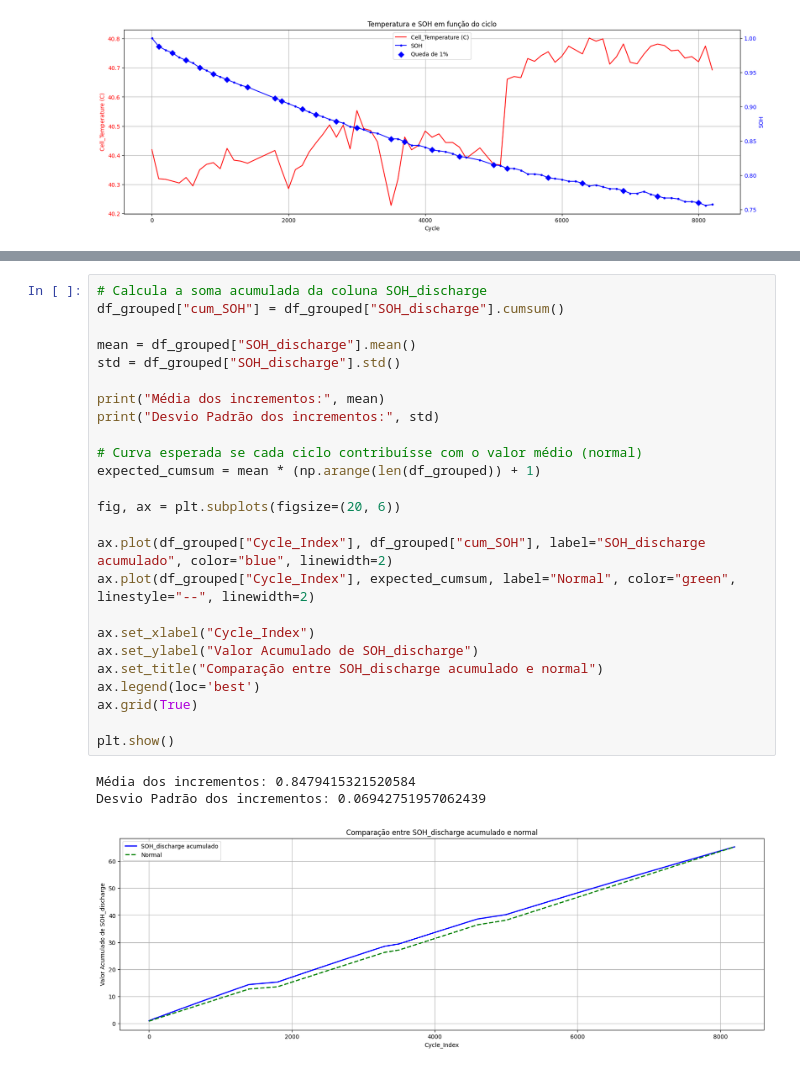
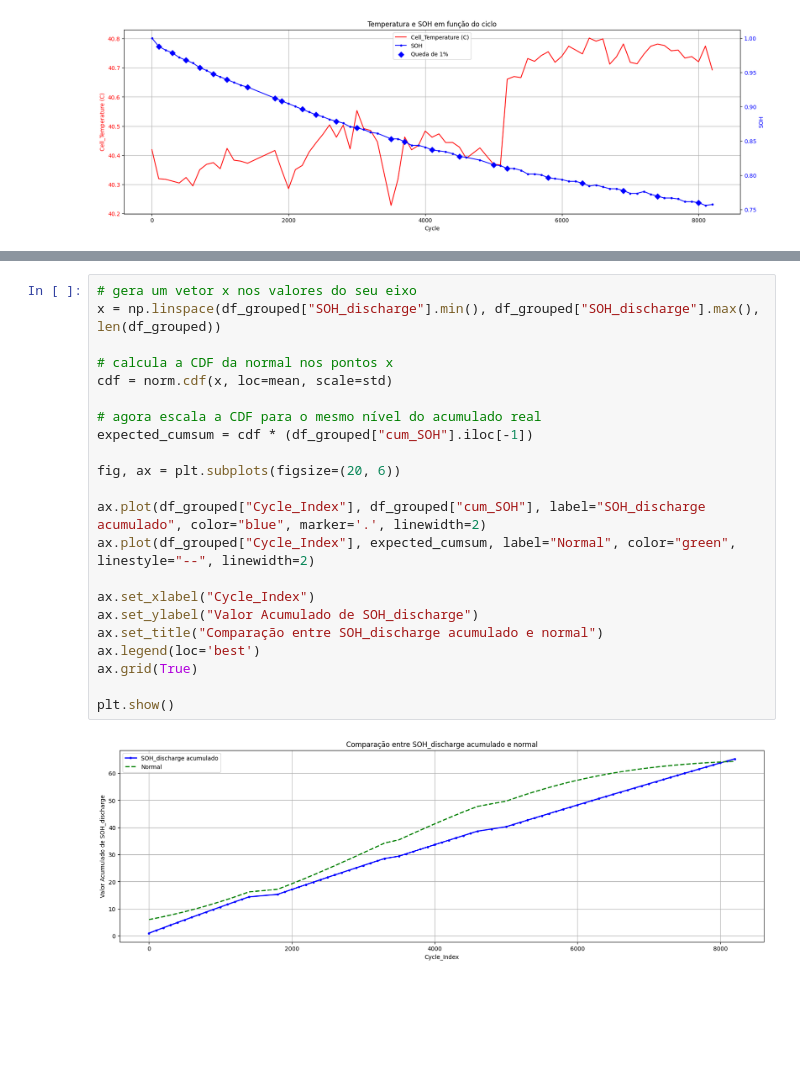
Before and after one commit to Davi-SB/Battery-Analysis, a Jupyter notebook: SOH_vs_Temperature.ipynb, the cells around one changed output, grey strips where cells are left out. Drawn from its saved outputs; the diff is of its cells as text; blank space fills up the shorter version.

Commit message:
update norm plot

```diff
--- a/SOH_vs_Temperature.ipynb
+++ b/SOH_vs_Temperature.ipynb
@@ -233,29 +260,24 @@ plt.show()
 # %%
-# Calcula a soma acumulada da coluna SOH_discharge
-df_grouped["cum_SOH"] = df_grouped["SOH_discharge"].cumsum()
+# gera um vetor x nos valores do seu eixo
+x = np.linspace(df_grouped["SOH_discharge"].min(), df_grouped["SOH_discharge"].max(), len(df_grouped))
 
-mean = df_grouped["SOH_discharge"].mean()
-std = df_grouped["SOH_discharge"].std()
+# calcula a CDF da normal nos pontos x
+cdf = norm.cdf(x, loc=mean, scale=std)
 
-print("Média dos incrementos:", mean)
-print("Desvio Padrão dos incrementos:", std)
-
-# Curva esperada se cada ciclo contribuísse com o valor médio (normal)
-expected_cumsum = mean * (np.arange(len(df_grouped)) + 1)
+# agora escala a CDF para o mesmo nível do acumulado real
+expected_cumsum = cdf * (df_grouped["cum_SOH"].iloc[-1])
 
 fig, ax = plt.subplots(figsize=(20, 6))
 
-ax.plot(df_grouped["Cycle_Index"], df_grouped["cum_SOH"], label="SOH_discharge acumulado", color="blue", linewidth=2)
+ax.plot(df_grouped["Cycle_Index"], df_grouped["cum_SOH"], label="SOH_discharge acumulado", color="blue", marker='.', linewidth=2)
 ax.plot(df_grouped["Cycle_Index"], expected_cumsum, label="Normal", color="green", linestyle="--", linewidth=2)
 
 ax.set_xlabel("Cycle_Index")
 ax.set_ylabel("Valor Acumulado de SOH_discharge")
 ax.set_title("Comparação entre SOH_discharge acumulado e normal")
 ax.legend(loc='best')
 ax.grid(True)
 
 plt.show()
 # %% [output]
-Média dos incrementos: 0.8479415321520584
-Desvio Padrão dos incrementos: 0.06942751957062439
-[figure, old version]
+[figure, new version]
```
Also changed, not shown: parts of 2 cells of this notebook.
